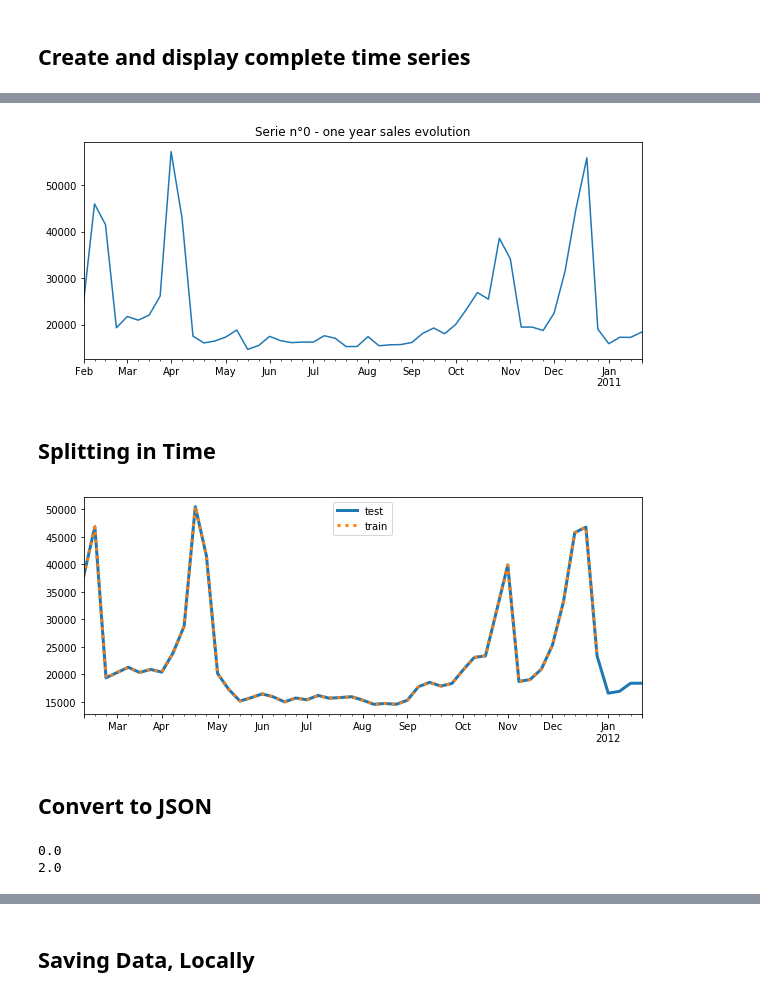
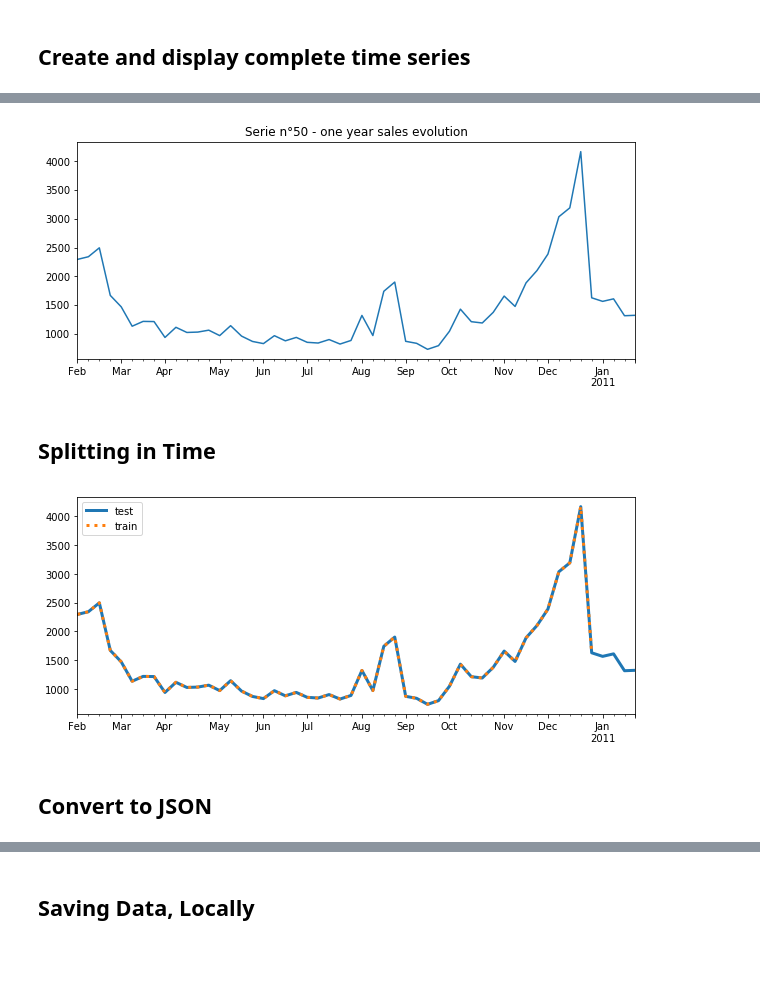
Before and after one commit to Corentin-M/Sales_forecasting, a Jupyter notebook: DeepAR_Dynamic_feat.ipynb, the cells around one changed output, grey strips where cells are left out. Drawn from its saved outputs; the diff is of its cells as text; code cells hidden in the pictures; blank space fills up the shorter version.

```diff
--- a/DeepAR_Dynamic_feat.ipynb
+++ b/DeepAR_Dynamic_feat.ipynb
@@ -141,9 +141,8 @@ print(train_df.Cat_Dept.nunique())
  72. 73. 74. 75. 76. 77. 78. 79. 80.]
 81
 # %%
-# take only one store for first try of training job
-train_df = train_df[train_df.Store == 1]
-train_df = train_df[train_df.Dept == 1]
+# take only 3 stores for first try of training job
+train_df = train_df[train_df.Store < 4]
 train_df.head()
 # %% [output]
 |  | Store | Dept | Weekly_Sales | IsHoliday | Type | Size | Temperature | Fuel_Price | MarkDown1 | ... |
@@ -279,14 +298,14 @@ freq='W-FRI' # weekly recordings
 time_series = make_time_series(train_df, full_years, freq=freq)
 # %%
 # display first time series
-time_series_idx = 0
+time_series_idx = 50
 
 # plot time series except the last two values corresponding to store and department
 plt.figure(figsize=(10,4))
 time_series[time_series_idx][:-2].plot(title='Serie n°{} - one year sales evolution'.format(time_series_idx))
 plt.show()
 # %% [output]
-[figure, old version]
+[figure, new version]
 # %% [markdown]
 ## Splitting in Time
 # %%
@@ -320,26 +339,18 @@ prediction_length = 4 # 4 weeks ~ a month
 time_series_training = create_training_series(time_series, prediction_length)
 # %%
 # display train/test time series
-time_series_idx = 1
+time_series_idx = 50
 
 plt.figure(figsize=(10,4))
 # test data is the whole time series
 time_series[time_series_idx][:-2].plot(label='test', lw=3)
 # train data is all but the last prediction pts
 time_series_training[time_series_idx][:-2].plot(label='train', ls=':', lw=3)
 
 plt.legend()
 plt.show()
 # %% [output]
-[figure, old version]
+[figure, new version]
 # %% [markdown]
 ## Convert to JSON
-# %%
-
-store = time_series[4][-2]
-dept = time_series[4][-1]
-train
-# %% [output]
-0.0
-2.0
 # %%
```
Also changed, not shown: parts of 9 cells of this notebook.
